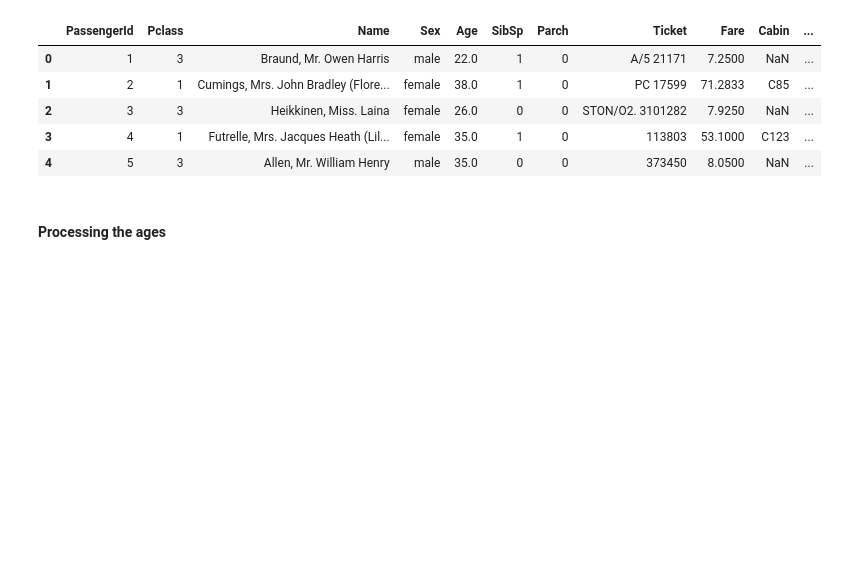
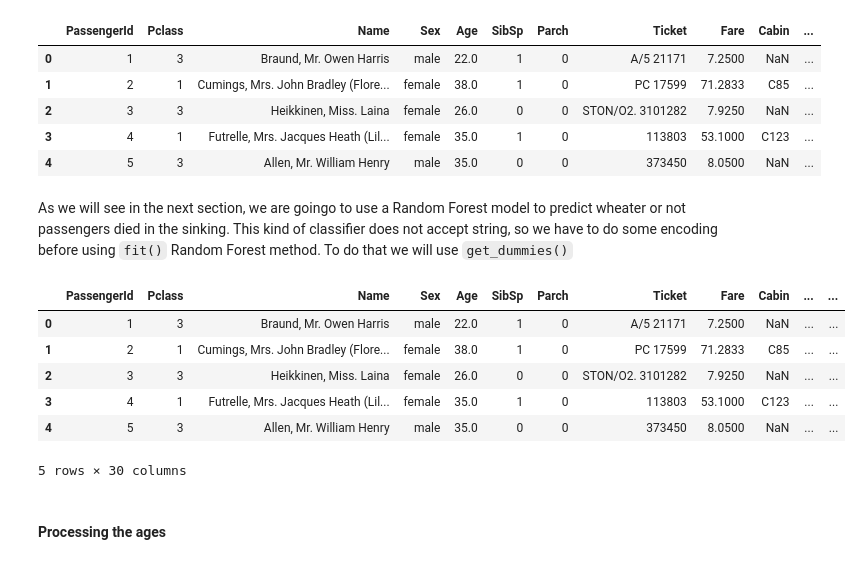
Before and after one commit to Juanan4290/Predicting-Property-Maintenance-Fines, a Jupyter notebook: TitanicChallenge/TitanicChallenge.ipynb, the cells around one changed output. Saved outputs shown, nothing was run; the diff lists cells and outputs as text; code cells hidden in the pictures; blank space fills up the shorter version.

```diff
--- a/TitanicChallenge/TitanicChallenge.ipynb
+++ b/TitanicChallenge/TitanicChallenge.ipynb
@@ -245,3 +252,18 @@ combined.head()
+# %% [markdown]
+As we will see in the next section, we are goingo to use a Random Forest model to predict wheater or not passengers died in the sinking. This kind of classifier does not accept string, so we have to do some encoding before using `fit()` Random Forest method. To do that we will use `get_dummies()`
+# %%
+#Encoding Titles
+combined=pd.concat([combined,pd.get_dummies(combined['Titles'],prefix='Title')],axis=1)
+# %%
+combined.head()
+# %% [output]
+|  | PassengerId | Pclass | Name | Sex | Age | SibSp | Parch | Ticket | Fare | Cabin | ... | ... |
+| 0 | 1 | 3 | Braund, Mr. Owen Harris | male | 22.0 | 1 | 0 | A/5 21171 | 7.2500 | NaN | ... | ... |
+| 1 | 2 | 1 | Cumings, Mrs. John Bradley (Flore... | female | 38.0 | 1 | 0 | PC 17599 | 71.2833 | C85 | ... | ... |
+| 2 | 3 | 3 | Heikkinen, Miss. Laina | female | 26.0 | 0 | 0 | STON/O2. 3101282 | 7.9250 | NaN | ... | ... |
+| 3 | 4 | 1 | Futrelle, Mrs. Jacques Heath (Lil... | female | 35.0 | 1 | 0 | 113803 | 53.1000 | C123 | ... | ... |
+| 4 | 5 | 3 | Allen, Mr. William Henry | male | 35.0 | 0 | 0 | 373450 | 8.0500 | NaN | ... | ... |
+5 rows × 30 columns
 # %% [markdown]
 #### Processing the ages
 # %%
```
Also changed, not shown: parts of 37 cells of this notebook, 1 other file.
